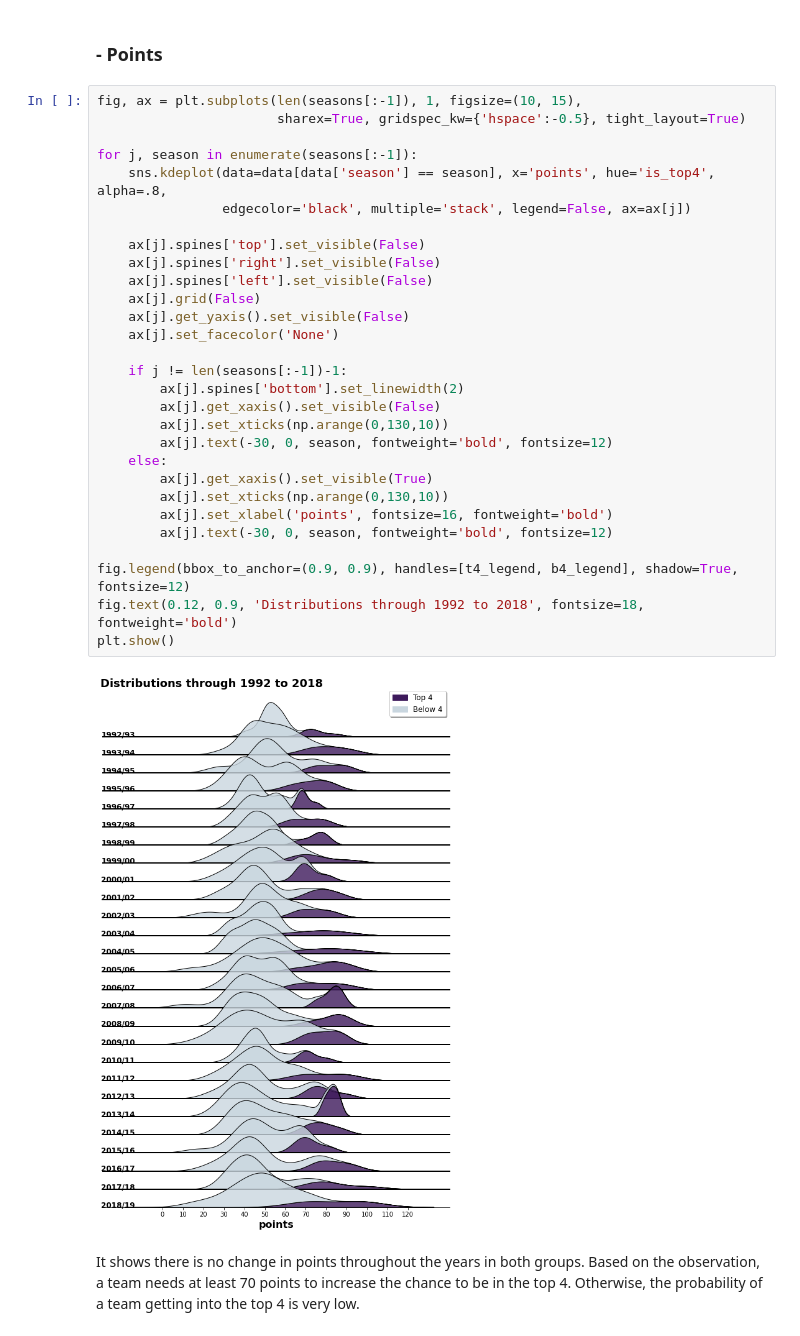
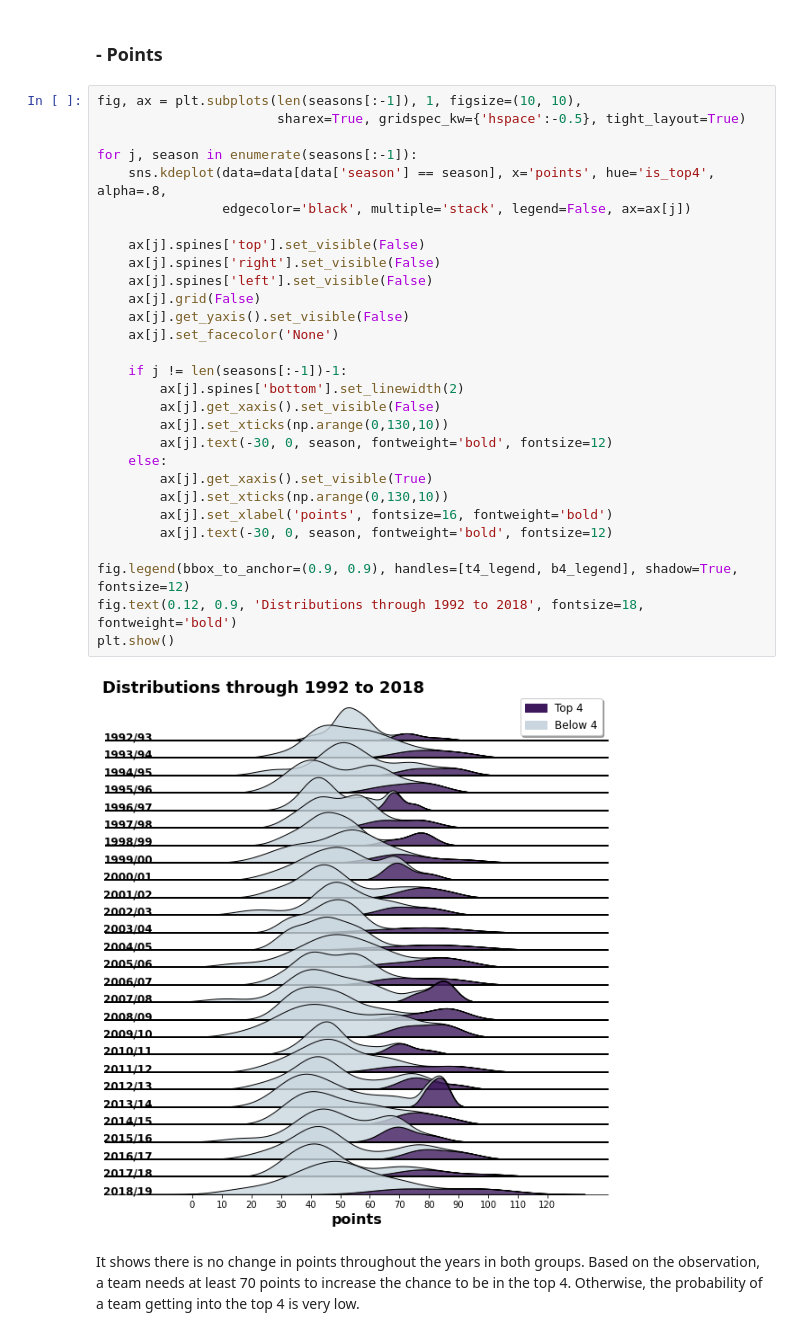
Before and after one commit to hyunilyoo/epl-prediction, a Jupyter notebook: Top4_Prediction.ipynb, the cells around one changed output. Saved outputs shown, nothing was run; the diff lists cells and outputs as text.

```diff
--- a/Top4_Prediction.ipynb
+++ b/Top4_Prediction.ipynb
@@ -339,36 +339,36 @@ The Figures on above are distribution plots throughout the seasons for the numbe
 # %% [markdown]
 ### - Points
 # %%
-fig, ax = plt.subplots(len(seasons[:-1]), 1, figsize=(10, 15),
+fig, ax = plt.subplots(len(seasons[:-1]), 1, figsize=(10, 10),
                        sharex=True, gridspec_kw={'hspace':-0.5}, tight_layout=True)
 
 for j, season in enumerate(seasons[:-1]):
     sns.kdeplot(data=data[data['season'] == season], x='points', hue='is_top4',  alpha=.8,
                 edgecolor='black', multiple='stack', legend=False, ax=ax[j])
 
     ax[j].spines['top'].set_visible(False)
     ax[j].spines['right'].set_visible(False)
     ax[j].spines['left'].set_visible(False)
     ax[j].grid(False)
     ax[j].get_yaxis().set_visible(False)
     ax[j].set_facecolor('None')
 
     if j != len(seasons[:-1])-1:
         ax[j].spines['bottom'].set_linewidth(2)
         ax[j].get_xaxis().set_visible(False)
         ax[j].set_xticks(np.arange(0,130,10))
         ax[j].text(-30, 0, season, fontweight='bold', fontsize=12)
     else:
         ax[j].get_xaxis().set_visible(True)
         ax[j].set_xticks(np.arange(0,130,10))
         ax[j].set_xlabel('points', fontsize=16, fontweight='bold')
         ax[j].text(-30, 0, season, fontweight='bold', fontsize=12)
 
 fig.legend(bbox_to_anchor=(0.9, 0.9), handles=[t4_legend, b4_legend], shadow=True, fontsize=12)
 fig.text(0.12, 0.9, 'Distributions through 1992 to 2018', fontsize=18, fontweight='bold')
 plt.show()
 # %% [output]
-[figure, old version]
+[figure, new version]
 # %% [markdown]
 It shows there is no change in points throughout the years in both groups. Based on the observation, a team needs at least 70 points to increase the chance to be in the top 4. Otherwise, the probability of a team getting into the top 4 is very low.
 # %% [markdown]
```
Also changed, not shown: parts of 11 cells of this notebook.
